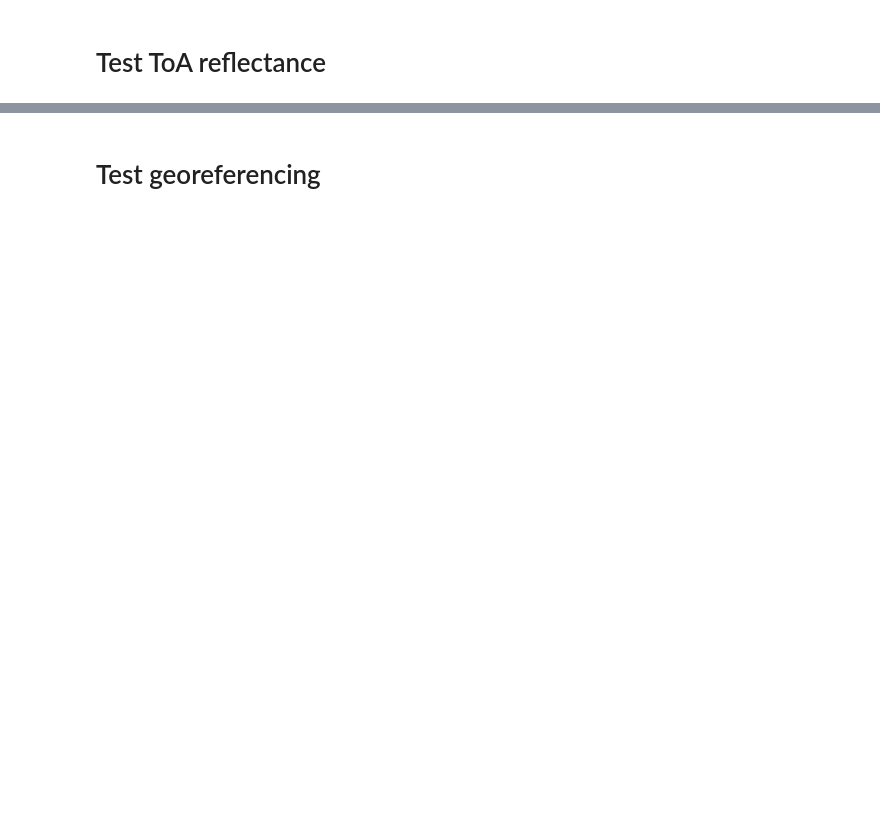
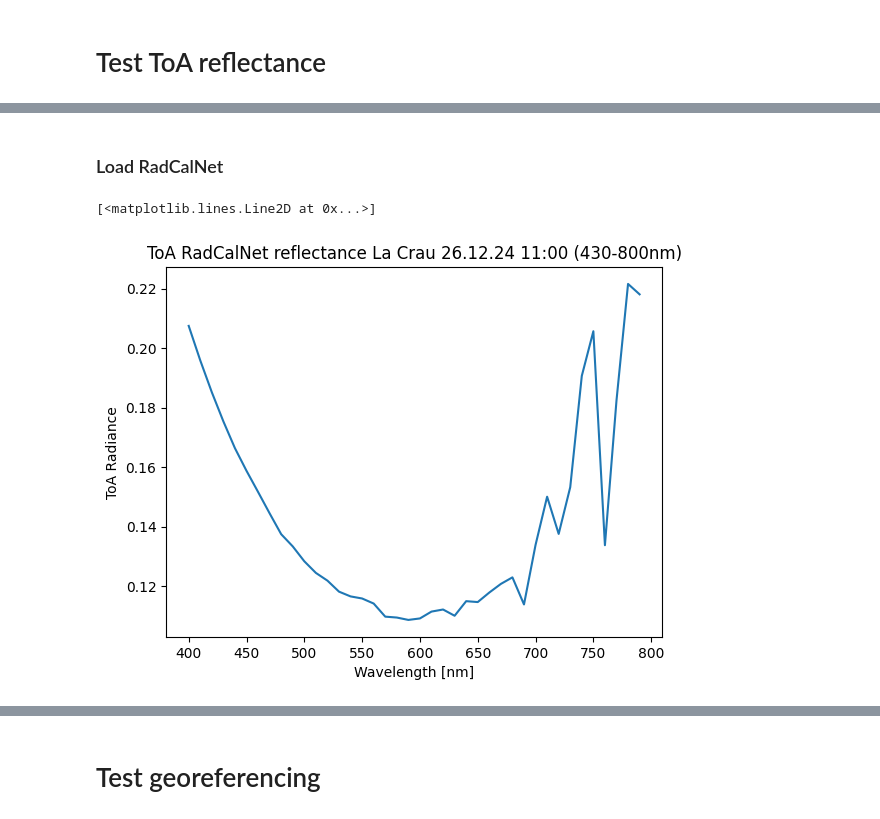
Before and after one commit to ariaalinejad/hypso-package, a Jupyter notebook: demo/demo_read_h2_wip.ipynb, the cells around one changed output, grey strips where cells are left out. Cells and saved outputs as stored; diff of their text form; code cells hidden in the pictures; blank space fills up the shorter version.

```diff
--- a/demo/demo_read_h2_wip.ipynb
+++ b/demo/demo_read_h2_wip.ipynb
@@ -125,0 +191,64 @@ plt.grid()
+# %% [markdown]
+### Load RadCalNet
+# %%
+# Read the ASCII ToA data
+
+file_path = '../../data/h2_lacrau_2024-12-26T11-15-54/RadCalNet/LCFR01_2024_361_v04.06.output'
+
+def read_radcalnet_file(file_path):
+    with open(file_path, 'r') as file:
+        lines = file.readlines()
+
+    # Initialize variables to store header and data
+    header = []
+    atmos_data = []
+    ToA_reflectance = []
+    ToA_uncertainty = []
+
+    # State variable to track which part of the file we are reading
+    state = 'header'
+
+    for line in lines:
+        stripped_line = line.strip()
+
+        if state == 'header':
+            if stripped_line == '':
+                state = 'atmos_data'
+            else:
+                split_line = stripped_line.split('\t')
+                header.append(split_line)
+        elif state == 'atmos_data':
+            if stripped_line == '':
+                state = 'ToA_reflectance'
+            else:
+                split_line = stripped_line.split('\t')
+                atmos_data.append(split_line)
+        elif state == 'ToA_reflectance':
+            if stripped_line == '' and len(ToA_reflectance) != 0:
+                state = 'ToA_uncertainty'
+            else:
+                if stripped_line != '':
+                    split_line = stripped_line.split('\t')
+                    ToA_reflectance.append(split_line)
+        elif state == 'ToA_uncertainty':
+            if stripped_line != '':
+                split_line = stripped_line.split('\t')
+                ToA_uncertainty.append(split_line)
+    header_ar = np.array(header)
+    atmos_data_ar = np.array(atmos_data)
+    ToA_reflectance_ar = np.array(ToA_reflectance, dtype=float)
+    ToA_uncertainty_ar = np.array(ToA_uncertainty)
+
+
+    return header_ar, atmos_data_ar, ToA_reflectance_ar, ToA_uncertainty_ar
+
+header, atmos_data, ToA_reflectance, ToA_uncertainty = read_radcalnet_file(file_path)
+
+plt.figure()
+plt.title('ToA RadCalNet reflectance La Crau 26.12.24 11:00 (430-800nm)')
+plt.xlabel('Wavelength [nm]')
+plt.ylabel('ToA Radiance')
+plt.plot(ToA_reflectance[:40,0], ToA_reflectance[:40, 4])
+# %% [output]
+[<matplotlib.lines.Line2D at 0x...>]
+[figure, added]
```
Also changed, not shown: parts of 52 cells of this notebook, 10 other files.
